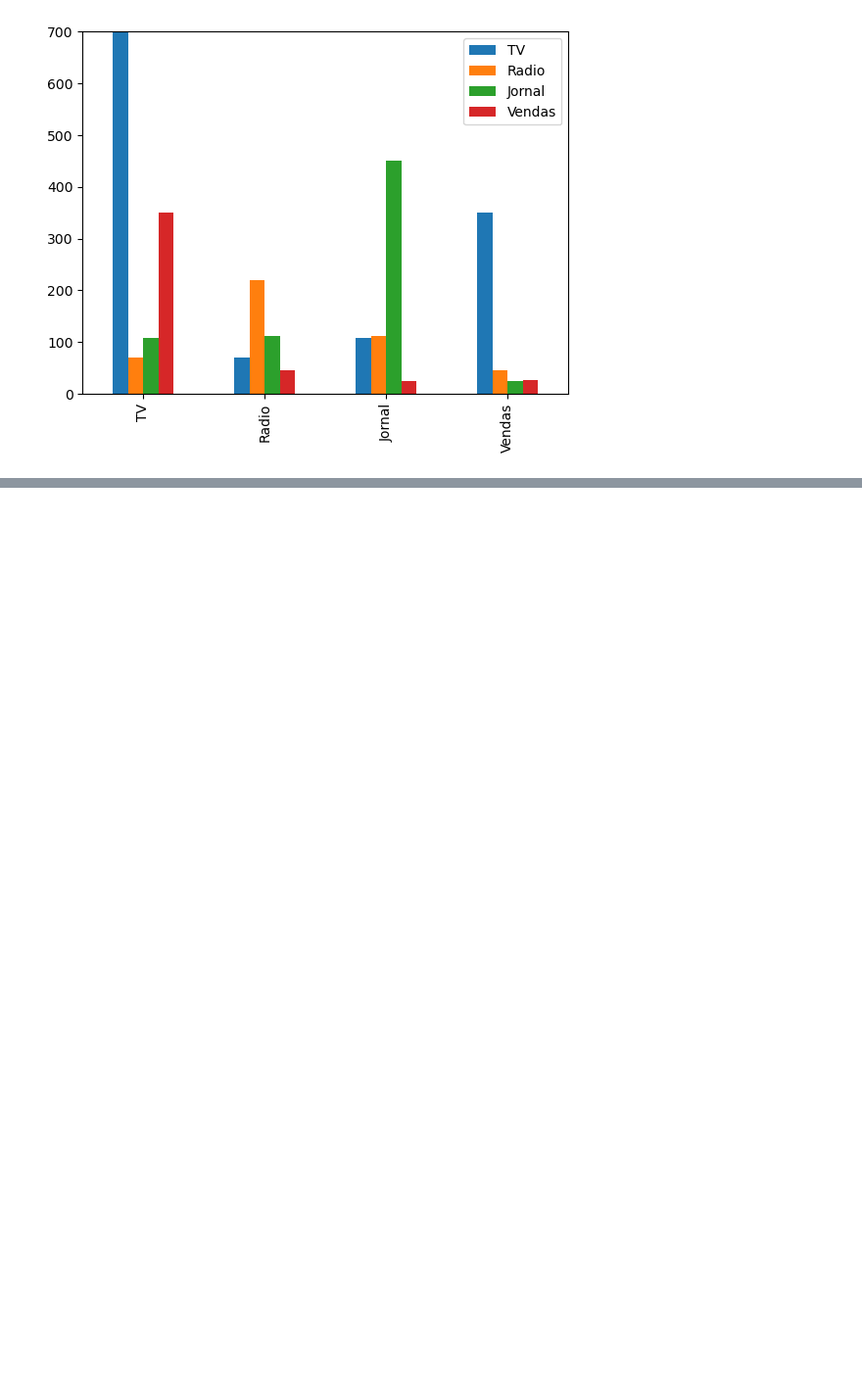
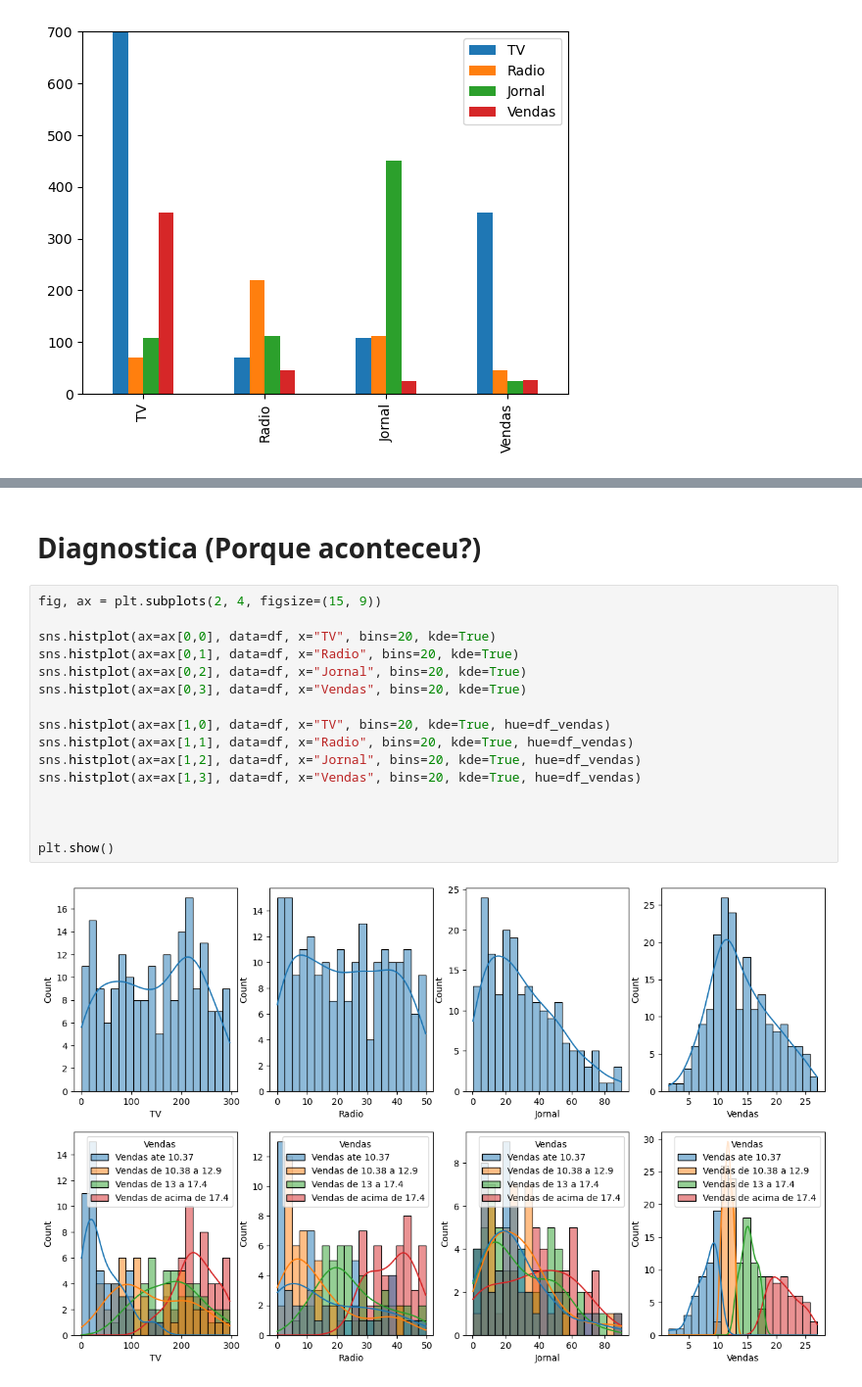
Before and after one commit to ElBulidur/aulas_kasolution_T14930, a Jupyter notebook: aula_07.ipynb, the cells around one changed output, grey strips where cells are left out. Shown: that part at 98% size. Cells and saved outputs as stored; diff of their text form; blank space fills up the shorter version.

```diff
--- a/aula_07.ipynb
+++ b/aula_07.ipynb
@@ -105,0 +233,20 @@ df_cov.plot.bar(ylim=[0, 700]) #TV, Radio
+# %% [markdown]
+# Diagnostica (Porque aconteceu?)
+# %%
+fig, ax = plt.subplots(2, 4, figsize=(15, 9))
+
+sns.histplot(ax=ax[0,0], data=df, x="TV", bins=20, kde=True)
+sns.histplot(ax=ax[0,1], data=df, x="Radio", bins=20, kde=True)
+sns.histplot(ax=ax[0,2], data=df, x="Jornal", bins=20, kde=True)
+sns.histplot(ax=ax[0,3], data=df, x="Vendas", bins=20, kde=True)
+
+sns.histplot(ax=ax[1,0], data=df, x="TV", bins=20, kde=True, hue=df_vendas)
+sns.histplot(ax=ax[1,1], data=df, x="Radio", bins=20, kde=True, hue=df_vendas)
+sns.histplot(ax=ax[1,2], data=df, x="Jornal", bins=20, kde=True, hue=df_vendas)
+sns.histplot(ax=ax[1,3], data=df, x="Vendas", bins=20, kde=True, hue=df_vendas)
+
+
+
+plt.show()
+# %% [output]
+[figure, added]
```
Also changed, not shown: parts of 15 cells of this notebook.
